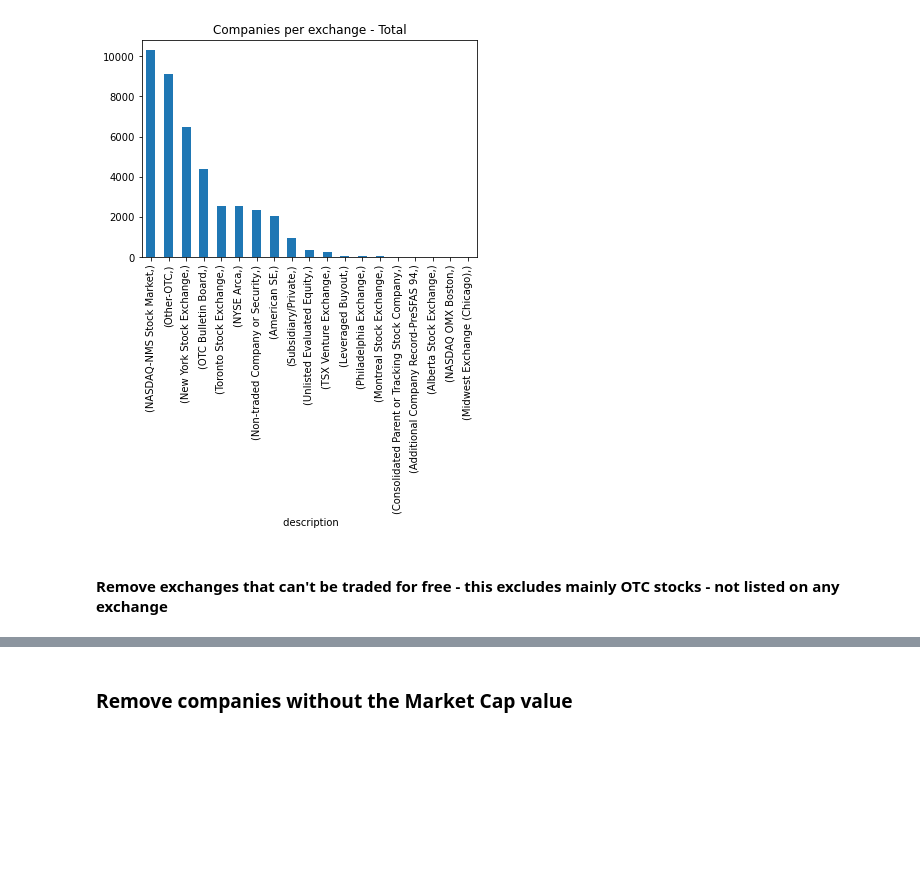
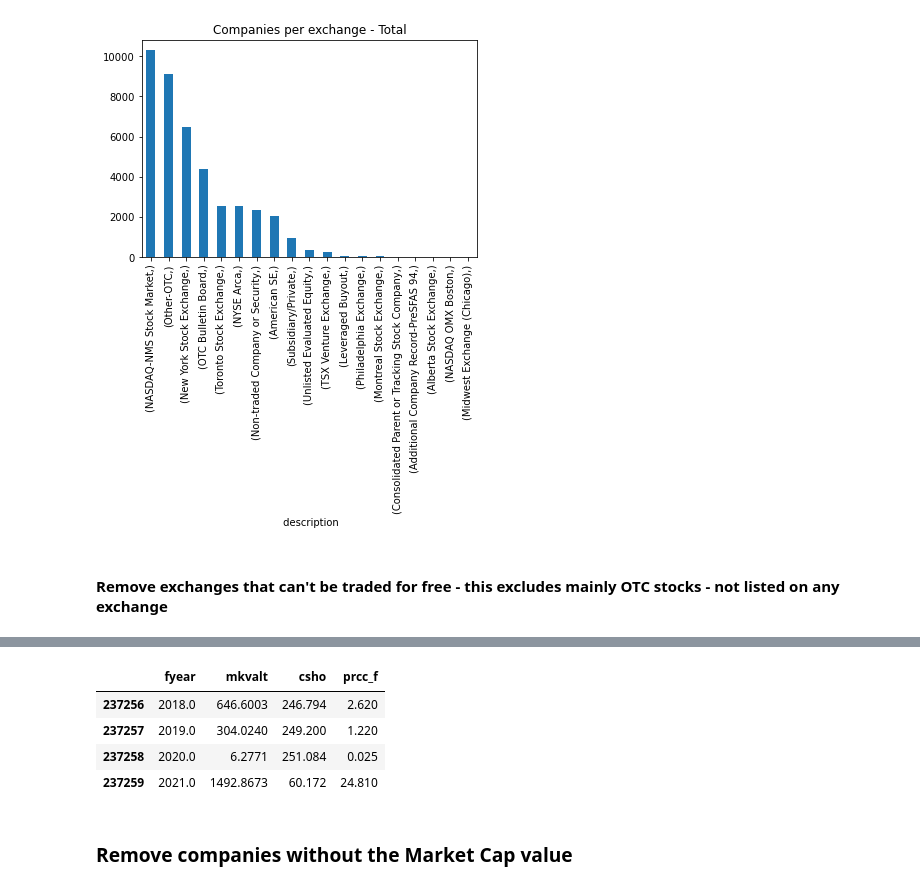
Before and after one commit to vini2001/MSI-II-ML-Accounting-Data-Stock-Trading, a Jupyter notebook: analysis.ipynb, the cells around one changed output, grey strips where cells are left out. Saved outputs shown, nothing was run; the diff lists cells and outputs as text; code cells hidden in the pictures; blank space fills up the shorter version.

```diff
--- a/analysis.ipynb
+++ b/analysis.ipynb
@@ -69,3 +70,11 @@ Total of 24965 companies
+# %%
+df[(df['tic'] == 'NE') & (df['fyear'] >= 2018)][['fyear', 'mkvalt', 'csho', 'prcc_f']]
+# %% [output]
+|  | fyear | mkvalt | csho | prcc_f |
+| 237256 | 2018.0 | 646.6003 | 246.794 | 2.620 |
+| 237257 | 2019.0 | 304.0240 | 249.200 | 1.220 |
+| 237258 | 2020.0 | 6.2771 | 251.084 | 0.025 |
+| 237259 | 2021.0 | 1492.8673 | 60.172 | 24.810 |
 # %% [markdown]
 ### Remove companies without the Market Cap value
 # %%
```
Also changed, not shown: parts of 3 cells of this notebook, 4 other files.
